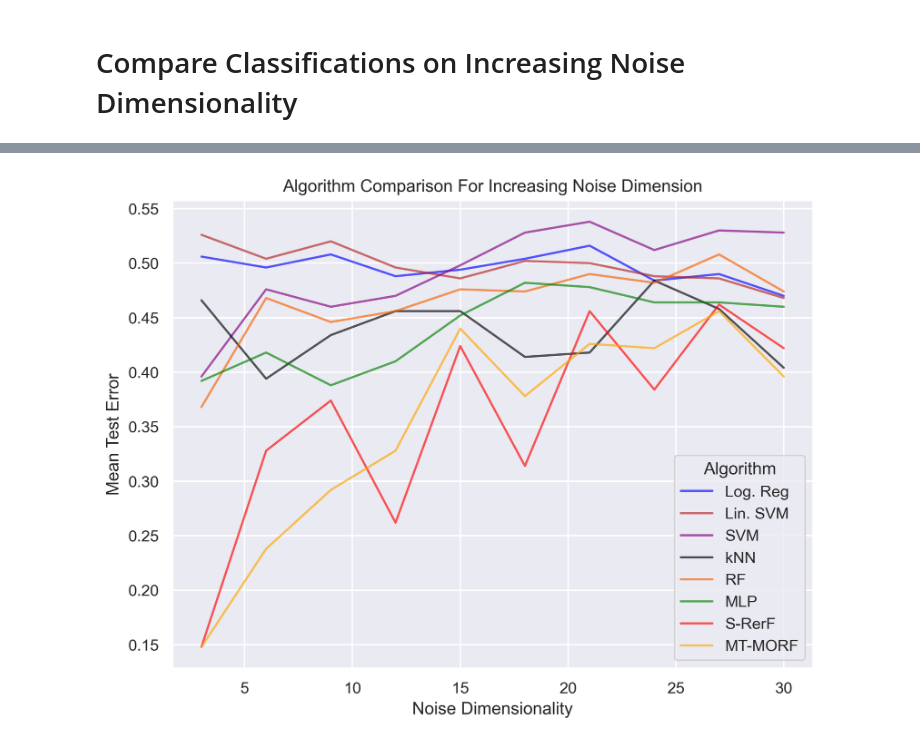
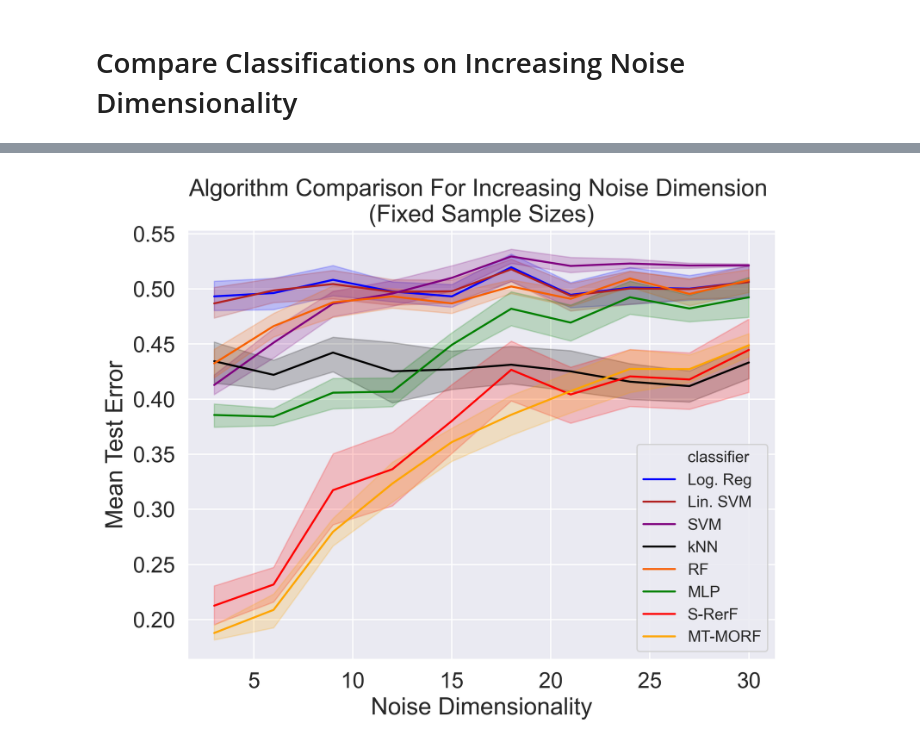
Before and after one commit to adam2392/motor-decoding, a Jupyter notebook: notebooks/publication/simulation_analysis_mtrf.ipynb, the cells around one changed output, grey strips where cells are left out. Cells and saved outputs as stored; diff of their text form; code cells hidden in the pictures.

```diff
--- a/notebooks/publication/simulation_analysis_mtrf.ipynb
+++ b/notebooks/publication/simulation_analysis_mtrf.ipynb
@@ -425,5 +603,5 @@ def generate_train_test(noise_dim, n_samples, n_chs, n_trials,
     X_test = X_test.reshape(X_test.shape[0], -1)
     return X_train, y_train, X_test, y_test
 # %%
-permutation_strategy = 'random'
-snr_factor = 0.5
+permutation_strategy = "random"
+snr_factor = 0.9
@@ -448,0 +610,14 @@ for noise_dim in noise_dims:
+# %%
+runList = [
+    (n, run)
+    for n in noise_dims  #                    for clf in zip(classifiers,
+    #                                   [key for key in names])\
+    for run in range(num_runs)
+]
+print(
+    f"About to run {len(runList)} clf experiments: "
+    f"sample size: {n_samples}, number channels: {n_chs}, "
+    f"n_trials: {n_trials}, noise dim: {noise_dim}"
+)
+
+print(num_runs)
@@ -546,29 +746,31 @@ About to run 10 clf experiments: sample size: 100, number channels: 33, n_trials
 # %%
 dat = pd.read_csv(fname)
-d1 = pd.DataFrame(columns = ['classifier', 'n', 'Lhat', 'color'])
 
-k = 0
-for ni in np.unique(dat['n']):
-    for cl in np.unique(dat['classifier']):
-        tmp = dat[np.logical_and(dat['classifier'] == cl,dat['n'] == ni)][['n', 'Lhat']]
-        d1.loc[k] = [cl] + list(tmp.mean()) + [names[cl]]
-        k += 1
+sns.set(
+    style="darkgrid", rc={"figure.figsize": [12, 8], "figure.dpi": 300}, font_scale=1.5
+)
+fig, ax = plt.subplots(figsize=(8, 6))
 
+sns.lineplot(
+    x="n",
+    y="Lhat",
+    hue="classifier",
+    data=dat,  # [dat["classifier"] == "MT-MORF"],
+    ax=ax,
+    palette=names,
+)
 
-sns.set(style="darkgrid", rc={'figure.figsize':[12,8], 'figure.dpi': 300})
-fig, ax = plt.subplots(figsize = (8,6))
+# for key in names.keys():
+#     grp = d1[d1['classifier'] == key]
+#     ax = grp.plot(ax=ax, kind='line', x='n', y='Lhat', label=key, \
+#             c = names[key], alpha =0.65)
+# ax.set_yscale('log')
 
-for key in names.keys():
-    grp = d1[d1['classifier'] == key]
-    ax = grp.plot(ax=ax, kind='line', x='n', y='Lhat', label=key, \
-            c = names[key], alpha =0.65)
-    #ax.set_yscale('log')
-
-plt.legend(loc='best',title='Algorithm')
-plt.title('Algorithm Comparison For Increasing Noise Dimension')
-plt.ylabel('Mean Test Error')
-plt.xlabel('Noise Dimensionality')
-#plt.savefig('./s-rerf_impulse_experiment.pdf',dpi=300,format='pdf')
+plt.legend(loc="best", prop={"size": 12})
+plt.title("Algorithm Comparison For Increasing Noise Dimension \n(Fixed Sample Sizes)")
+plt.ylabel("Mean Test Error")
+plt.xlabel("Noise Dimensionality")
+plt.savefig("./morf_experiment_trunk_increasing_noisedims.pdf", dpi=300, format="pdf")
 plt.show()
 # %% [output]
-[figure, old version]
+[figure, new version]
```
Also changed, not shown: parts of 24 cells of this notebook, 7 other files.
